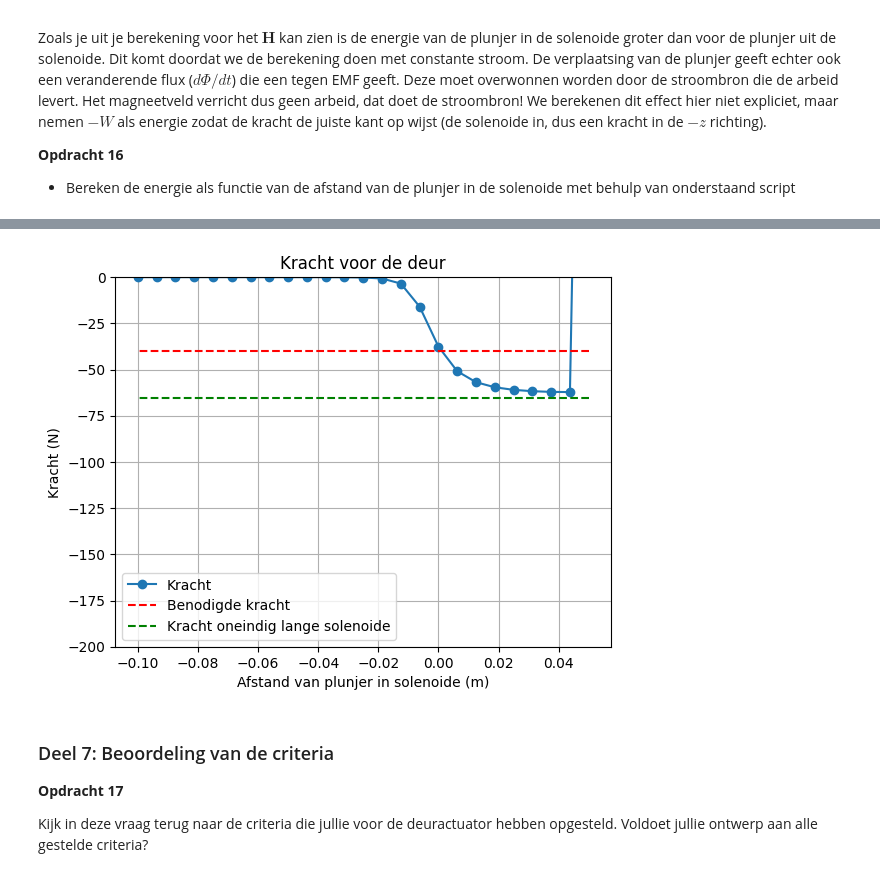
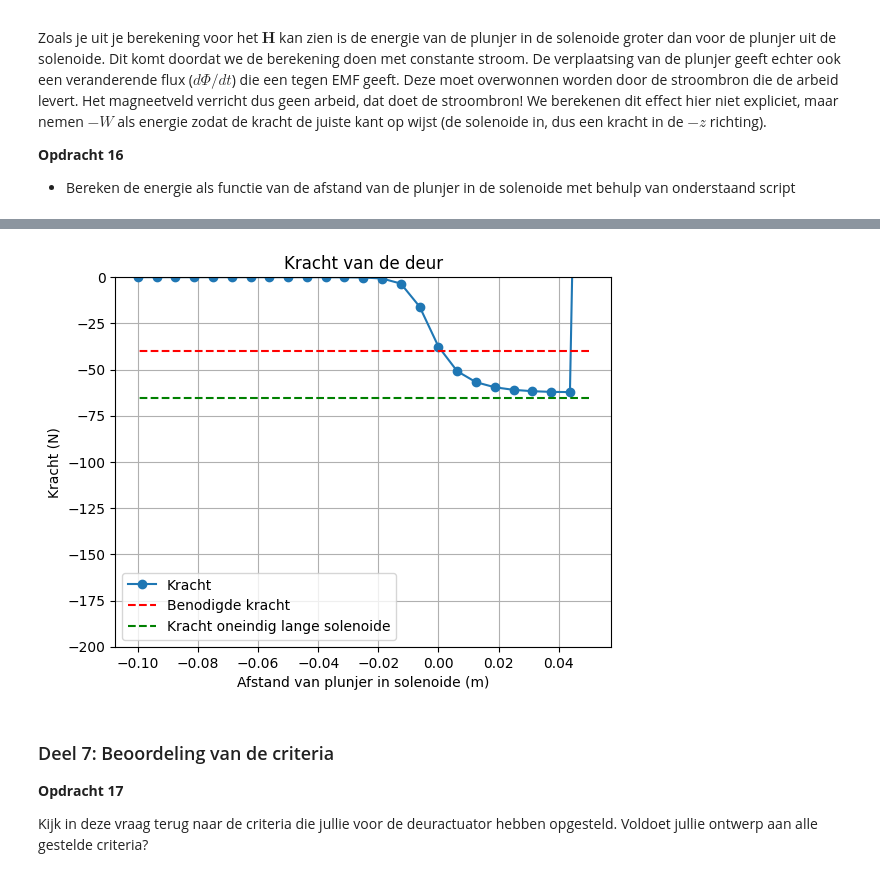
Before and after one commit to BobVill/opdrachten-DEF-D, a Jupyter notebook: KrachtactuatorOpdracht.ipynb, the cells around one changed output, grey strips where cells are left out. Saved outputs shown, nothing was run; the diff lists cells and outputs as text; code cells hidden in the pictures.

```diff
--- a/KrachtactuatorOpdracht.ipynb
+++ b/KrachtactuatorOpdracht.ipynb
@@ -562,21 +563,21 @@ plt.show()
 # %%
 force_analytical = -mu_0*mu_r*np.pi*r_sol**2*omwentelingen**2*I**2/2/L_sol**2 # Kracht uitrekenen numeriek
 force_numerical=np.diff(Wz, n=1, append=[0])/(z_ax[1] - z_ax[0]) # Kracht uitrekenen
 
 # Plotting the results
 plt.plot(L_sol/2 - z_ax, np.flipud(force_numerical), '-o', label='Kracht')
 #plt.plot(L_sol/2 - z_ax, (-5*9.8)*np.ones(n_ax), '--r', label='Benodigde kracht')
 plt.plot(L_sol/2 - z_ax, -F_deur*np.ones(n_ax), '--r', label='Benodigde kracht')
 plt.plot(L_sol/2 - z_ax, force_analytical*np.ones(n_ax), '--g', label='Kracht oneindig lange solenoide')
 plt.xlabel('Afstand van plunjer in solenoide (m)')
 plt.ylabel('Kracht (N)')
 plt.grid()
 plt.legend()
-plt.title("Kracht voor de deur")
+plt.title("Kracht van de deur")
 plt.ylim([-200, 0])
 plt.show()
 # %% [output]
-[figure, old version]
+[figure, new version]
 # %% [markdown]
 ### Deel 7: Beoordeling van de criteria
 **Opdracht 17**
```
Also changed, not shown: parts of 3 cells of this notebook.
